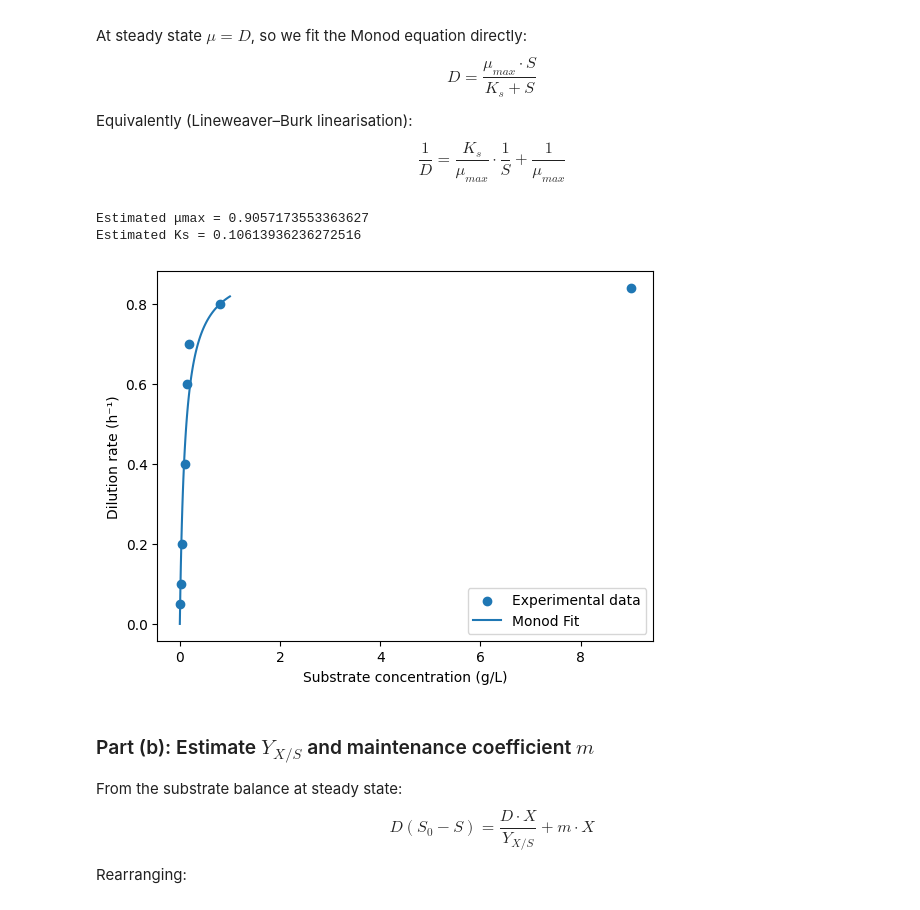
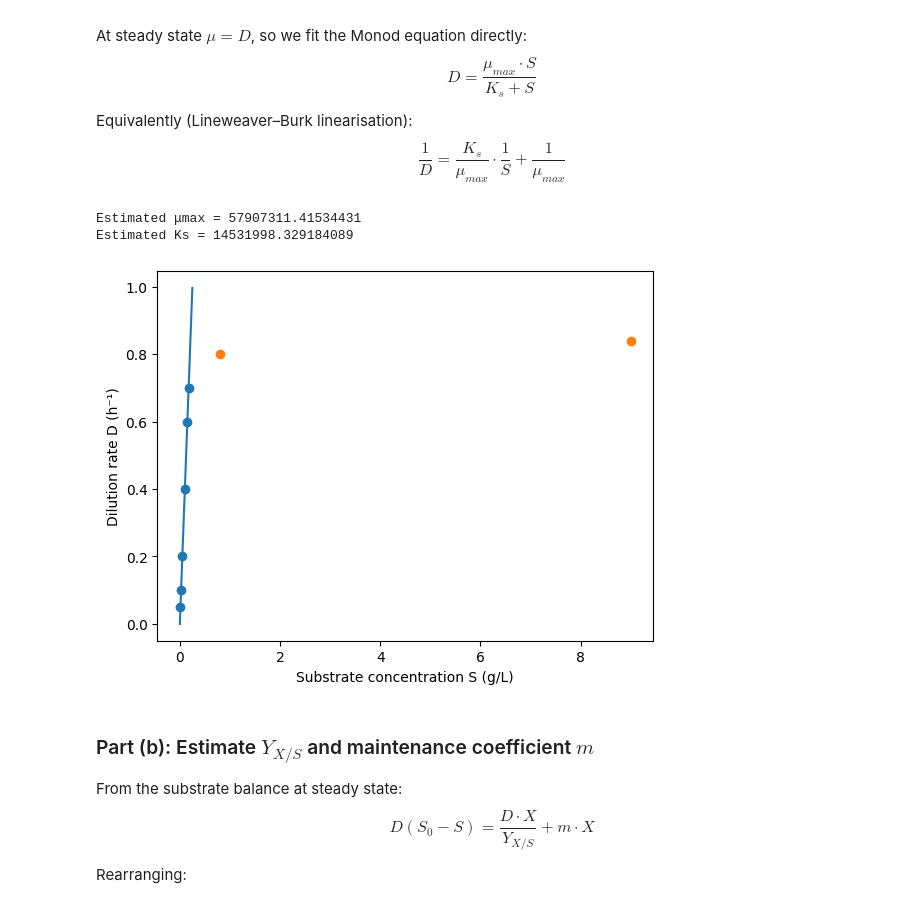
Before and after one commit to Noah-Paga/Bioreactor-mod-simulation, a Jupyter notebook: Project_2/Ex_4.ipynb, the cells around one changed output. Cells and saved outputs as stored; diff of their text form; code cells hidden in the pictures.

Commit message:
check values, not correct

```diff
--- a/Project_2/Ex_4.ipynb
+++ b/Project_2/Ex_4.ipynb
@@ -68,37 +68,38 @@ $$D = \frac{\mu_{max} \cdot S}{K_s + S}$$
 Equivalently (Lineweaver–Burk linearisation):
 $$\frac{1}{D} = \frac{K_s}{\mu_{max}} \cdot \frac{1}{S} + \frac{1}{\mu_{max}}$$
 # %%
-# Monod equation
+# Remove washout points
+D_fit = D[:6]
+S_fit = S[:6]
+
+# Monod model
 def monod(S, mumax, Ks):
     return mumax * S / (Ks + S)
 
-#Exclude washout values
-mask = D <= 0.70
-S_fit = S[mask]
-D_fit = D[mask]
-params, _ = curve_fit(monod, S_fit, D_fit, p0=[1, 0.1])
-
 # Fit parameters
-params, _ = curve_fit(monod, S, D, p0=[1,0.1])
-
+params, _ = curve_fit(monod, S_fit, D_fit, p0=[1,0.1])
 mumax, Ks = params
 
 print("Estimated μmax =", mumax)
 print("Estimated Ks =", Ks)
 
-# Plot
-S_range = np.linspace(0,1,100)
-plt.scatter(S, D, label="Experimental data")
-plt.plot(S_range, monod(S_range, mumax, Ks), label="Monod Fit")
-plt.xlabel("Substrate concentration (g/L)")
-plt.ylabel("Dilution rate (h⁻¹)")
-plt.legend()
-plt.savefig(r"C:\Users\noah2\OneDrive\Documents\GitHub\Projects\Bioreactor-mod-simulation\Project_2\Images\ex4_part_A")
+# Smooth curve
+S_range = np.linspace(0,0.25,200)
+D_model = monod(S_range, mumax, Ks)
+
+plt.figure()
+
+plt.scatter(S_fit, D_fit, label="Data used for fit")
+plt.scatter(S[6:], D[6:], label="Washout data")
+plt.plot(S_range, D_model, label="Monod fit")
+plt.xlabel("Substrate concentration S (g/L)")
+plt.ylabel("Dilution rate D (h⁻¹)")
+plt.savefig(r"C:\Users\noah2\OneDrive\Documents\GitHub\Projects\Bioreactor-mod-simulation\Project_2\Images\ex4_part_A.png")
 plt.show()
 # %% [output]
-Estimated μmax = 0.9057173553363627
-Estimated Ks = 0.10613936236272516
+Estimated μmax = 57907311.41534431
+Estimated Ks = 14531998.329184089
-[figure, old version]
+[figure, new version]
 # %% [markdown]
 ### Part (b): Estimate $Y_{X/S}$ and maintenance coefficient $m$
 
```
Also changed, not shown: parts of 7 cells of this notebook, 5 other files.
